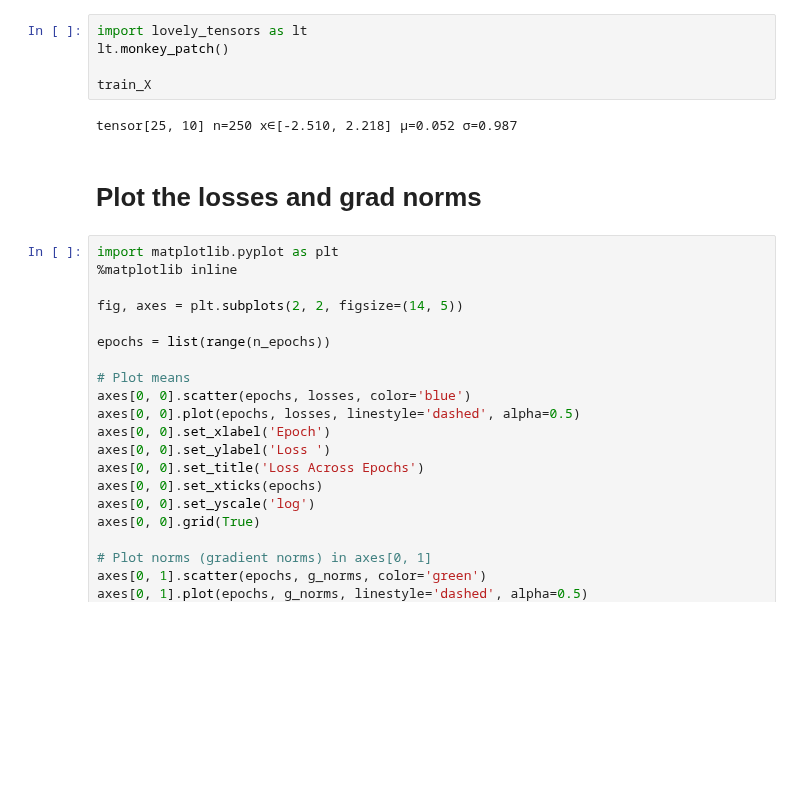
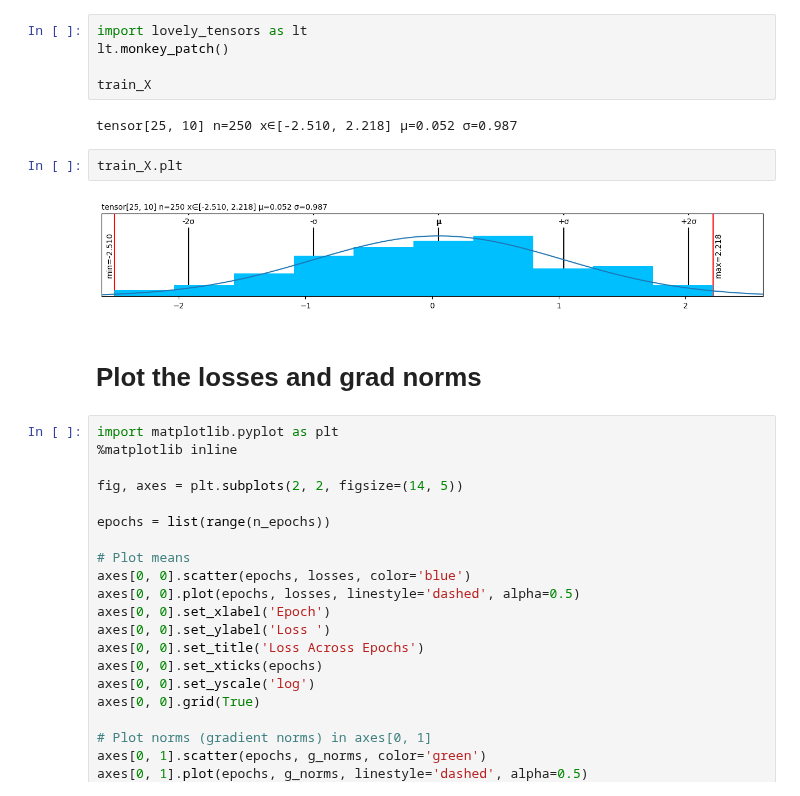
Before and after one commit to binga/relearning-ai, a Jupyter notebook: nbs/003-pytorchification.ipynb, the cells around one changed output. Drawn from its saved outputs; the diff is of its cells as text; blank space fills up the shorter version.

```diff
--- a/nbs/003-pytorchification.ipynb
+++ b/nbs/003-pytorchification.ipynb
@@ -473,6 +506,10 @@ lt.monkey_patch()
 train_X
 # %% [output]
 tensor[25, 10] n=250 x∈[-2.510, 2.218] μ=0.052 σ=0.987
+# %%
+train_X.plt
+# %% [output]
+[figure, added]
 # %% [markdown]
 # Plot the losses and grad norms
 # %%
```
Also changed, not shown: parts of 4 cells of this notebook.
